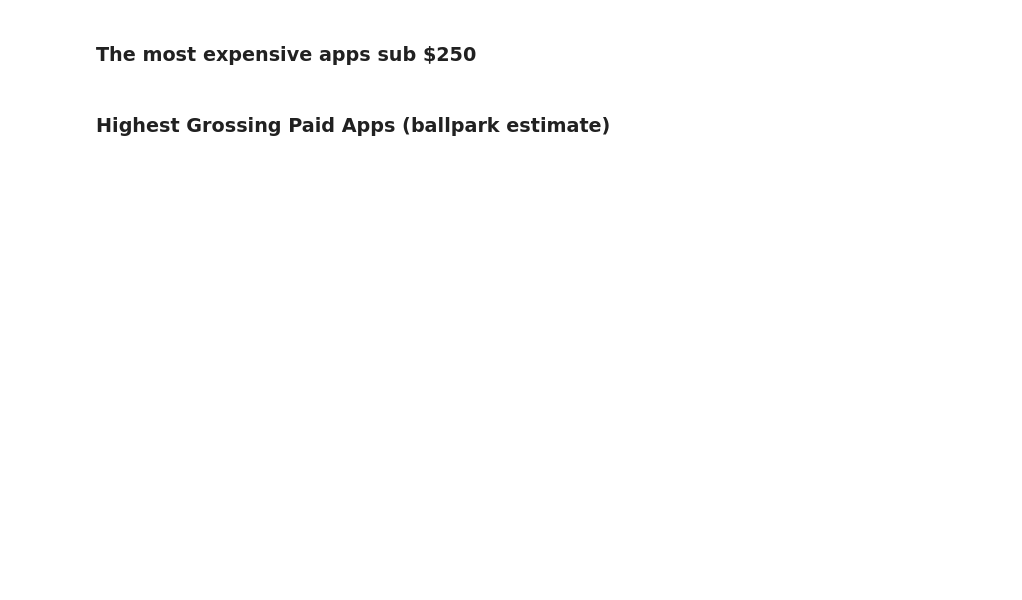
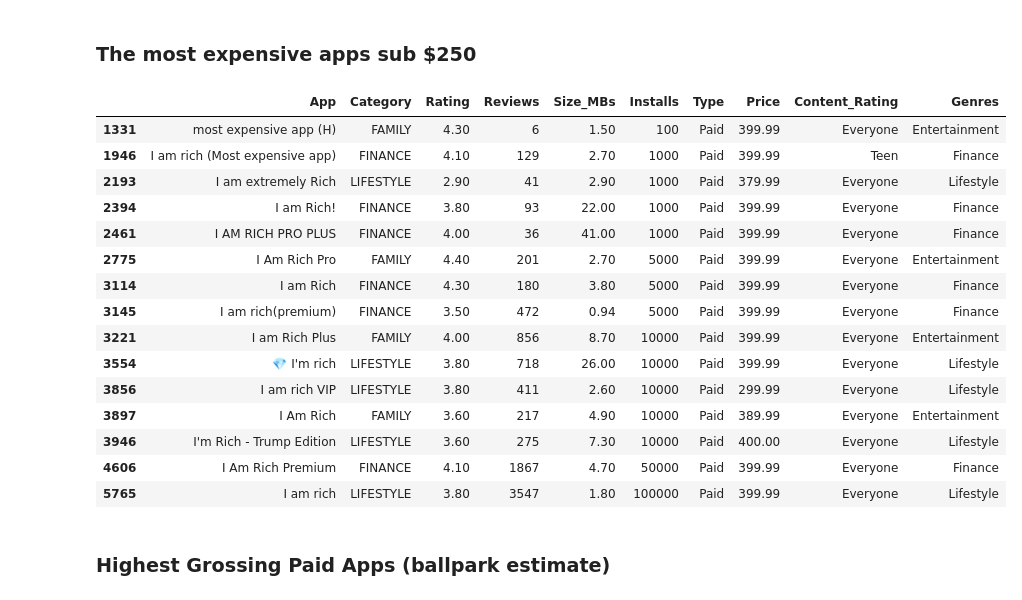
Before and after one commit to Jonikulov/100-days-python-bootcamp, a Jupyter notebook: day_76_plotly_charts_analyze_android_app_store/Google Play Store App Analytics.ipynb, the cells around one changed output. Saved outputs shown, nothing was run; the diff lists cells and outputs as text; code cells hidden in the pictures; blank space fills up the shorter version.

```diff
--- a/day_76_plotly_charts_analyze_android_app_store/Google Play Store App Analytics.ipynb
+++ b/day_76_plotly_charts_analyze_android_app_store/Google Play Store App Analytics.ipynb
@@ -348,2 +399,22 @@ Add a column called 'Revenue_Estimate' to the DataFrame. This column should hold
 # %% [markdown]
 ### The most expensive apps sub $250
+# %%
+most_expensive_apps = df_apps_clean[df_apps_clean["Price"] >= 250].copy()
+most_expensive_apps
+# %% [output]
+|  | App | Category | Rating | Reviews | Size_MBs | Installs | Type | Price | Content_Rating | Genres |
+| 1331 | most expensive app (H) | FAMILY | 4.30 | 6 | 1.50 | 100 | Paid | 399.99 | Everyone | Entertainment |
+| 1946 | I am rich (Most expensive app) | FINANCE | 4.10 | 129 | 2.70 | 1000 | Paid | 399.99 | Teen | Finance |
+| 2193 | I am extremely Rich | LIFESTYLE | 2.90 | 41 | 2.90 | 1000 | Paid | 379.99 | Everyone | Lifestyle |
+| 2394 | I am Rich! | FINANCE | 3.80 | 93 | 22.00 | 1000 | Paid | 399.99 | Everyone | Finance |
+| 2461 | I AM RICH PRO PLUS | FINANCE | 4.00 | 36 | 41.00 | 1000 | Paid | 399.99 | Everyone | Finance |
+| 2775 | I Am Rich Pro | FAMILY | 4.40 | 201 | 2.70 | 5000 | Paid | 399.99 | Everyone | Entertainment |
+| 3114 | I am Rich | FINANCE | 4.30 | 180 | 3.80 | 5000 | Paid | 399.99 | Everyone | Finance |
+| 3145 | I am rich(premium) | FINANCE | 3.50 | 472 | 0.94 | 5000 | Paid | 399.99 | Everyone | Finance |
+| 3221 | I am Rich Plus | FAMILY | 4.00 | 856 | 8.70 | 10000 | Paid | 399.99 | Everyone | Entertainment |
+| 3554 | 💎 I'm rich | LIFESTYLE | 3.80 | 718 | 26.00 | 10000 | Paid | 399.99 | Everyone | Lifestyle |
+| 3856 | I am rich VIP | LIFESTYLE | 3.80 | 411 | 2.60 | 10000 | Paid | 299.99 | Everyone | Lifestyle |
+| 3897 | I Am Rich | FAMILY | 3.60 | 217 | 4.90 | 10000 | Paid | 389.99 | Everyone | Entertainment |
+| 3946 | I'm Rich - Trump Edition | LIFESTYLE | 3.60 | 275 | 7.30 | 10000 | Paid | 400.00 | Everyone | Lifestyle |
+| 4606 | I Am Rich Premium | FINANCE | 4.10 | 1867 | 4.70 | 50000 | Paid | 399.99 | Everyone | Finance |
+| 5765 | I am rich | LIFESTYLE | 3.80 | 3547 | 1.80 | 100000 | Paid | 399.99 | Everyone | Lifestyle |
```
Also changed, not shown: parts of 21 cells of this notebook.
